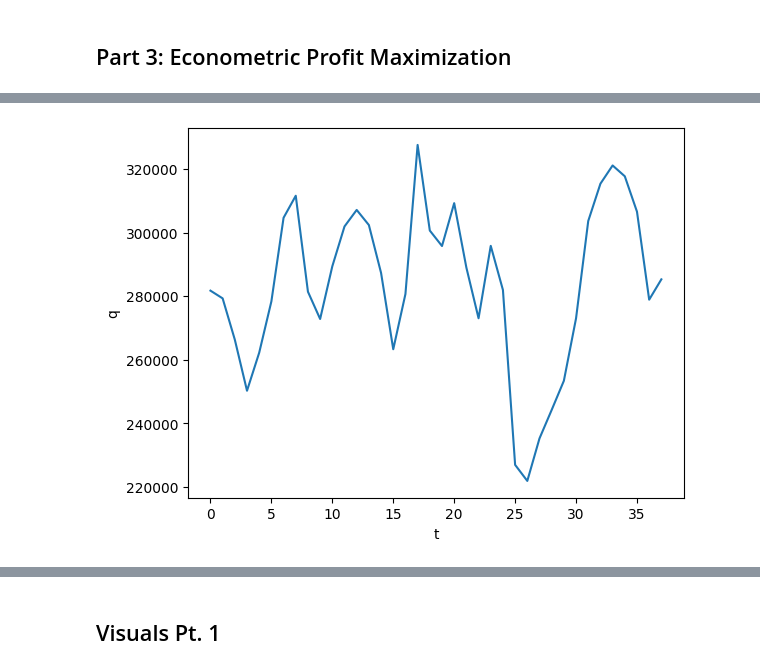
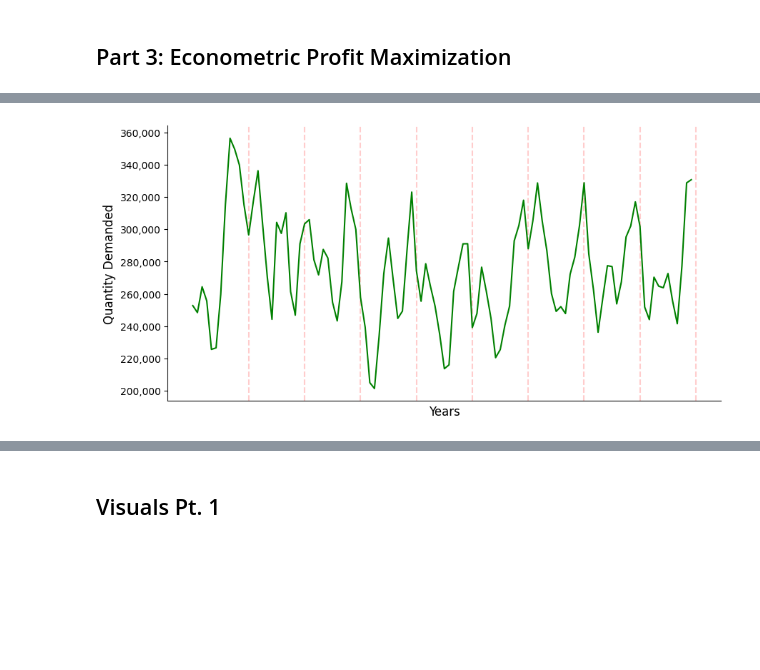
Before and after one commit to jakepenzak/blog-posts, a Jupyter notebook: Optimization/Main Driver.ipynb, the cells around one changed output, grey strips where cells are left out. Saved outputs shown, nothing was run; the diff lists cells and outputs as text; code cells hidden in the pictures; blank space fills up the shorter version.

```diff
--- a/Optimization/Main Driver.ipynb
+++ b/Optimization/Main Driver.ipynb
@@ -182,22 +186,22 @@ df = pd.DataFrame()
 
 
 # Digital Advertising
-df['log_digital_advertising'] = np.log(np.random.normal(loc=50000,scale=15000,size=50).round())
+df['log_digital_advertising'] = np.log(np.random.normal(loc=50000,scale=15000,size=120).round())
 df['log_digital_advertising_lag1'] = df['log_digital_advertising'].shift(1)
 df['log_digital_advertising_lag2'] = df['log_digital_advertising'].shift(2)
 
 # Television Advertising
-df['log_television_advertising'] = np.log(np.random.normal(loc=50000,scale=15000,size=50).round())
+df['log_television_advertising'] = np.log(np.random.normal(loc=50000,scale=15000,size=120).round())
 df['log_television_advertising_lag1'] = df['log_television_advertising'].shift(1)
 df['log_television_advertising_lag2'] = df['log_television_advertising'].shift(2)
 
 # Price
-df['price'] = np.random.normal(loc=180,scale=15,size=50).round()
+df['price'] = np.random.normal(loc=180,scale=15,size=120).round()
 df['price_lag1'] = df['price'].shift(1)
 df['price_lag2'] = df['price'].shift(2)
 
 # Competitor Price
-df['comp_price'] = np.random.normal(loc=120,scale=15,size=50).round()
+df['comp_price'] = np.random.normal(loc=120,scale=15,size=120).round()
 df['comp_price_lag1'] = df['comp_price'].shift(1)
 df['comp_price_lag2'] = df['comp_price'].shift(2)
 
@@ -283,18 +266,39 @@ array([174102.78438063, 178052.10908793, 188429.37076018, 192227.01906146,
 # %%
 ## Quantity Demand AR(2) component process
 
 # parameters
-T = 48
+T = 118
 𝛼1 = 0.3
 𝛼2 = 0.05
 u = np.random.normal(0, 5000, size=T)
 
 quantity_demanded_ar = quantity_ar2_process(T,𝛼1,𝛼2,u,df,params)
 
-plt.plot(np.arange(38), quantity_demanded_ar[10:])
-plt.xlabel('t')
-plt.ylabel('q')
+avg_demand = np.mean(quantity_demanded_ar)
+
+fig, ax = plt.subplots(figsize=(10,5)) #, dpi=500)
+
+fmt = '{x:,.0f}'
+tick = mtick.StrMethodFormatter(fmt)
+ax.yaxis.set_major_formatter(tick)
+
+ax.spines['right'].set_color('none')
+ax.spines['top'].set_color('none')
+# ax.spines['bottom'].set_color('none')
+# ax.spines['bottom'].set_position(('data',avg_demand))
+
+plt.tick_params(axis='x',which='both',bottom=False,top=False,labelbottom=False)
+
+for i in range(0,108,12):
+    line = 108 - i
+    ax.axvline(x=line, color='r', linestyle='--', alpha=0.2)
+
+# ax.axhline(y=avg_demand, color='black', linewidth=0.2)
+
+plt.plot(np.arange(108), quantity_demanded_ar[10:], color='g')
+plt.xlabel('Years',size="large")
+plt.ylabel('Quantity Demanded',size='large')
 
 plt.show()
 # %% [output]
-[figure, old version]
+[figure, new version]
```
Also changed, not shown: parts of 26 cells of this notebook.
